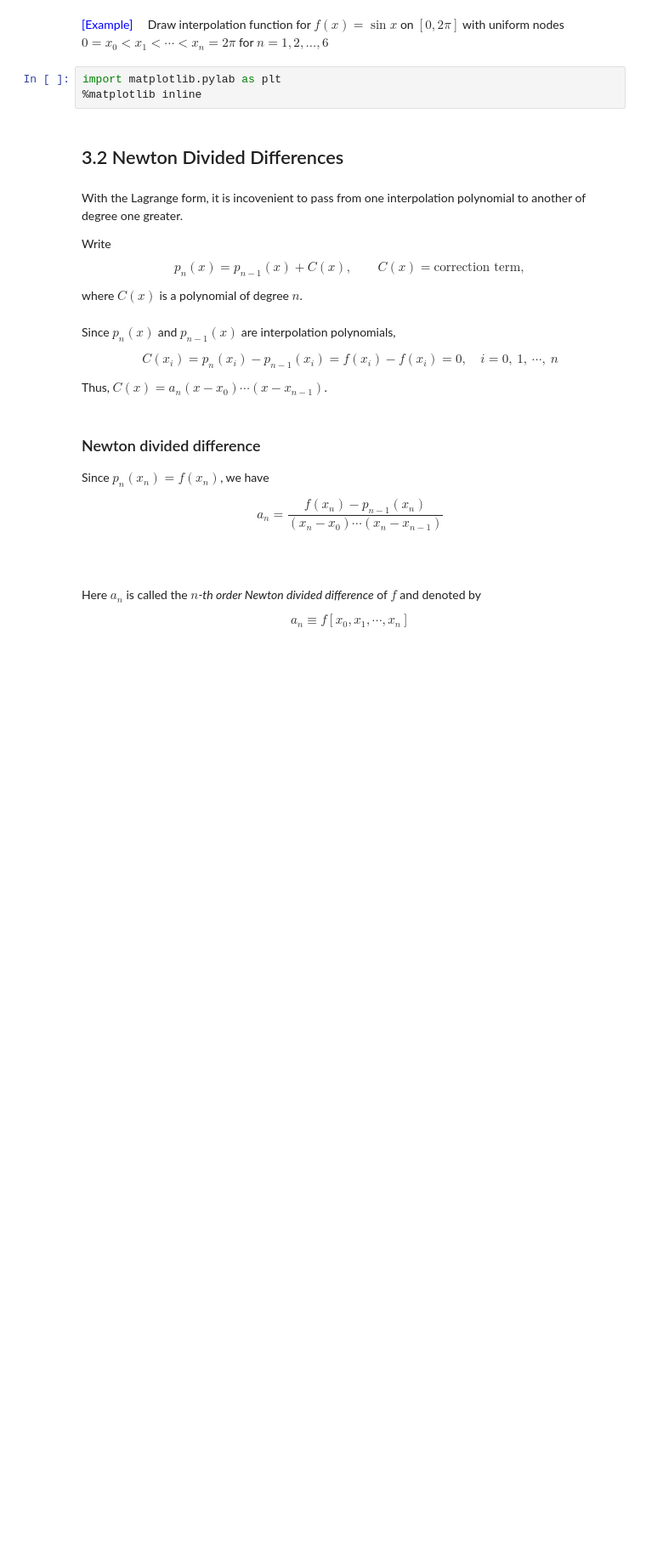
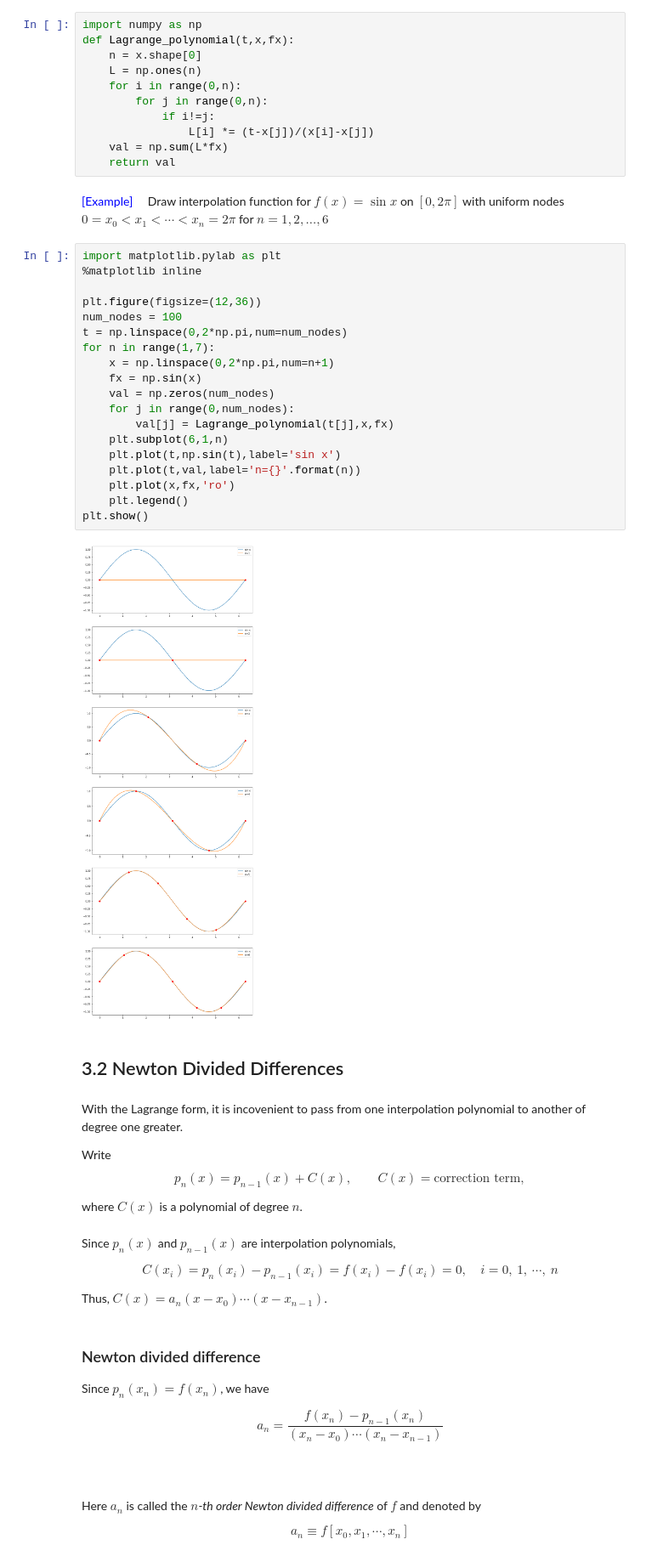
Before and after one commit to dw-shin/NA_notes, a Jupyter notebook: chapter3/NA_ch3.ipynb, the cells around one changed output. Shown: that part at 85% size. Saved outputs shown, nothing was run; the diff lists cells and outputs as text; blank space fills up the shorter version.

```diff
--- a/chapter3/NA_ch3.ipynb
+++ b/chapter3/NA_ch3.ipynb
@@ -98,8 +93,37 @@ def Lagrange_polynomial(t,x,fx):
+# %%
+import numpy as np
+def Lagrange_polynomial(t,x,fx):
+    n = x.shape[0]
+    L = np.ones(n)
+    for i in range(0,n):
+        for j in range(0,n):
+            if i!=j:
+                L[i] *= (t-x[j])/(x[i]-x[j])
+    val = np.sum(L*fx)
+    return val
 # %% [markdown]
 <span style="color:blue">[Example]</span> &emsp; Draw interpolation function for $f(x) = \sin x$ on $[0,2\pi]$ with uniform nodes $0 = x_0 < x_1 < \cdots < x_n = 2\pi$ for $n = 1,2,...,6$
-# %%
-import matplotlib.pylab as plt
-%matplotlib inline
+# %%
+import matplotlib.pylab as plt
+%matplotlib inline
+
+plt.figure(figsize=(12,36))
+num_nodes = 100
+t = np.linspace(0,2*np.pi,num=num_nodes)
+for n in range(1,7):
+    x = np.linspace(0,2*np.pi,num=n+1)
+    fx = np.sin(x)
+    val = np.zeros(num_nodes)
+    for j in range(0,num_nodes):
+        val[j] = Lagrange_polynomial(t[j],x,fx)
+    plt.subplot(6,1,n)
+    plt.plot(t,np.sin(t),label='sin x')
+    plt.plot(t,val,label='n={}'.format(n))
+    plt.plot(x,fx,'ro')
+    plt.legend()
+plt.show()
+# %% [output]
+[figure, added]
 # %% [markdown]
 ## 3.2 Newton Divided Differences
 # %% [markdown]
```
Also changed, not shown: parts of 11 cells of this notebook.
